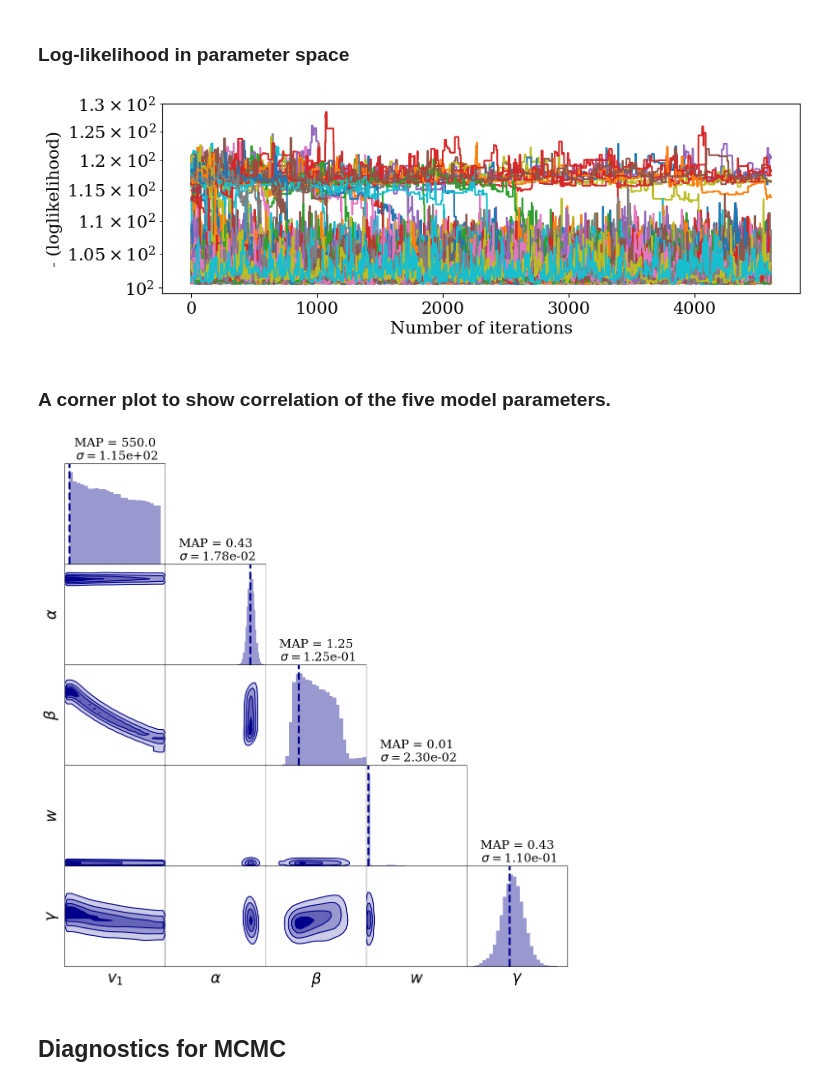
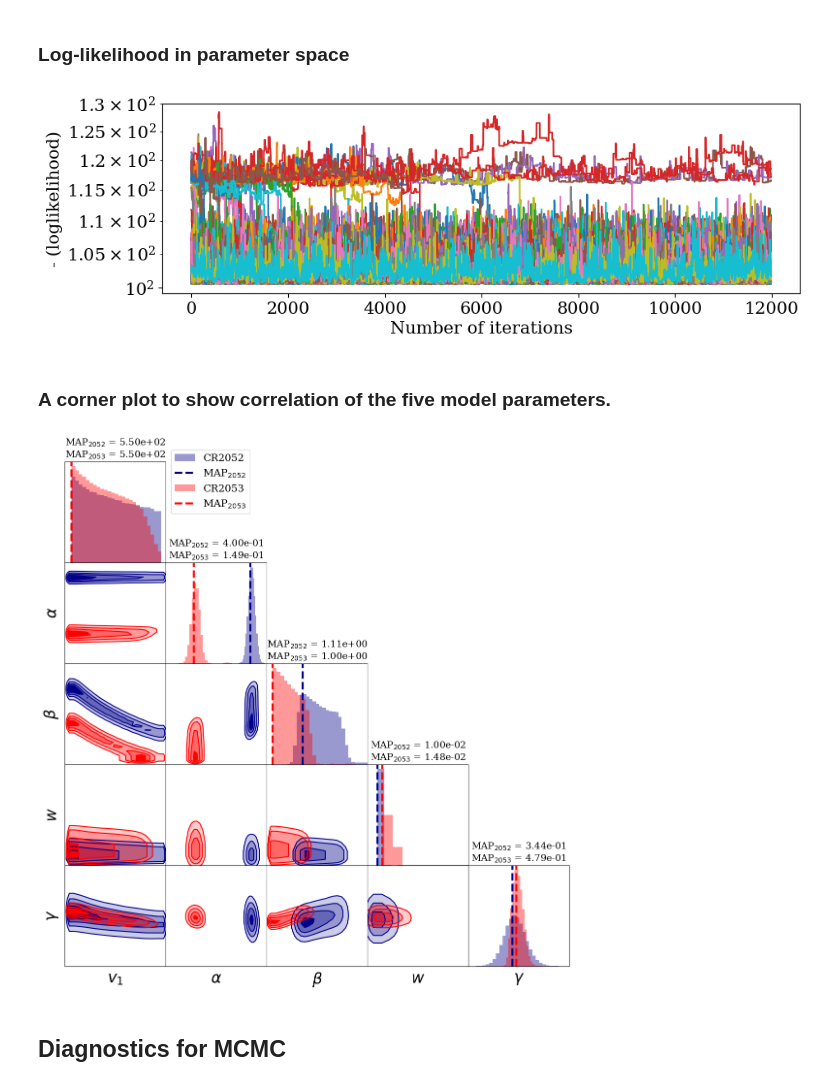
Before and after one commit to opaliss/Parameter_Estimation_Solar_Wind, a Jupyter notebook: MCMC_CR2052.ipynb, the cells around one changed output. Drawn from its saved outputs; the diff is of its cells as text; code cells hidden in the pictures.

Commit message:
new files of MCMC.

```diff
--- a/MCMC_CR2052.ipynb
+++ b/MCMC_CR2052.ipynb
@@ -69,7 +69,7 @@ Here, we use a Python implemtation of the affine-invariant ensemble sampler for
 # %%
 reader = emcee.backends.HDFBackend("MCMC_results/MCMC_CR2052.h5")
 
-nburnin = 500
+nburnin = 1000
 samples = reader.get_chain(flat=False, discard=nburnin)
 samples_flatten  = reader.get_chain(flat=True, discard=nburnin)
 log_prob_samples = reader.get_log_prob(flat=False, discard=nburnin)
@@ -87,3 +87,6 @@ num of iterations: 5108
+# %%
+reader23 = emcee.backends.HDFBackend("MCMC_results/MCMC_CR2053.h5")
+samples_flatten_cr2053 = reader23.get_chain(flat=True, discard=nburnin)
 # %%
 print("acceptance ratio:", np.mean(reader.accepted/(reader.iteration)))
 # %% [output]
@@ -98,7 +101,7 @@ _ = ax.set_yscale("log")
 _ = ax.set_ylabel("- (loglikelihood)")
 _ = ax.set_xlabel("Number of iterations")
 # %% [output]
-[figure, old version]
+[figure, new version]
 # %% [markdown]
 ### A corner plot to show correlation of the five model parameters.
 # %%
@@ -112,33 +115,50 @@ fig = corner.corner(samples_flatten, figsize=(4, 3),
                     fill_contours=True,
                     plot_datapoints=False)
 
+corner.corner(samples_flatten_cr2053, smooth=1,
+                    no_fill_contours=True, plot_contours=True,
+                    plot_density ="bone_r",
+                    fill_contours=True,
+                    plot_datapoints=False, fig=fig, color='red')
+
 # Extract the axes
 axes = np.array(fig.axes).reshape((n_dim, n_dim))
 
 for ii in range(n_dim):
     ax = axes[ii, ii]
     ax.clear()
+
     sigma = np.std(np.ndarray.flatten(samples[:,:, ii]))
     n , bins, _ = ax.hist(np.ndarray.flatten(samples[:,:, ii]),
                           25, density=1,
                           color="darkblue",
                           linewidth=3,
-                         alpha=0.4)
-    ax.set_ylim(0, np.max(n)*1.1)
+                          alpha=0.4,
+                          label="CR2052")
+    ax.axvline(bins[np.where(n == n.max())], label="MAP$_{2052}$", color="darkblue", ls="--", linewidth=3)
+
+    n , bins2, _ = ax.hist(samples_flatten_cr2053[:, ii],
+                          25, density=1,
+                          color="red",
+                          linewidth=3,
+                          alpha=0.4,
+                          label="CR2053")
+
+    ax.axvline(bins2[np.where(n == n.max())], label="MAP$_{2053}$", color="red", ls="--", linewidth=3)
     ax.set_xticks([])
     ax.set_yticks([])
-    MAP.append(bins[np.where(n == n.max())])
-    ax.axvline(bins[np.where(n == n.max())], label="$MAP$", color="darkblue", ls="--", linewidth=3)
-    ax.set_title("MAP = " + str(round(bins[np.where(n == n.max())][0], 2))
-            +"\n $\sigma = $" + "{:.2e}".format(np.std(samples[:,:, ii])), fontsize=18)
+    if ii == 0:
+        ax.legend(loc='center left', bbox_to_anchor=(1, 0.8), fontsize=15)
+    ax.set_title("MAP$_{2052}$ = " + "{:.2e}".format(bins[np.where(n == n.max())][0], 2) +
+                 "\nMAP$_{2053}$ = "+ "{:.2e}".format(bins2[np.where(n == n.max())][0], 2), c="black", fontsize=14)
     if ii==0:
-        ax.set_xlim(530, 970)
+        ax.set_xlim(520, 970)
     elif ii==1:
         ax.set_xlim(0.01, 0.51)
     elif ii==2:
-        ax.set_xlim(1, 1.75)
+        ax.set_xlim(0.95, 1.75)
     elif ii==3:
-        ax.set_xlim(0, 0.41)
+        ax.set_xlim(0, 0.1)
     elif ii==4:
         ax.set_xlim(0.01, 1)
 
@@ -148,41 +168,41 @@ for yi in range(n_dim):
         if xi < yi:
             ax = axes[yi, xi]
             if yi==4:
                 ax.set_xlabel(labels_list[xi], fontsize=23)
             if xi==0:
                 ax.set_ylabel(labels_list[yi], fontsize=23)
             ax.set_xticks([])
             ax.set_yticks([])
 
             if xi==0:
-                ax.set_xlim(530, 970)
+                ax.set_xlim(520, 970)
             elif xi==1:
                 ax.set_xlim(0.01, 0.51)
             elif xi==2:
-                ax.set_xlim(1, 1.75)
+                ax.set_xlim(0.95, 1.75)
             elif xi==3:
-                ax.set_xlim(0, 0.41)
+                ax.set_xlim(0, 0.1)
             elif xi==4:
                 ax.set_xlim(0.01, 1)
 
             if yi==0:
-                ax.set_ylim(530, 970)
+                ax.set_ylim(520, 970)
             elif yi==1:
                 ax.set_ylim(0.01, 0.51)
             elif yi==2:
-                ax.set_ylim(1, 1.75)
+                ax.set_ylim(0.95, 1.75)
             elif yi==3:
-                ax.set_ylim(0, 0.41)
+                ax.set_ylim(0, 0.1)
             elif yi==4:
                 ax.set_ylim(0.01, 1)
 
 
 axes[-1, -1].set_xticks([])
 axes[-1, -1].set_xlabel(labels_list[-1], fontsize=23)
 fig.subplots_adjust(wspace=0, hspace=0)
-plt.savefig("figs/MCMC/MCMC_corner_CR2052.png", dpi=500, bbox_inches='tight')
+plt.savefig("figs/MCMC/MCMC_corner_CR2052_CR2053.png", dpi=500, bbox_inches='tight')
 # %% [output]
-[figure, old version]
+[figure, new version]
 # %% [markdown]
 ## Diagnostics for MCMC
 # %% [markdown]
```
Also changed, not shown: parts of 7 cells of this notebook, 20 other files.
